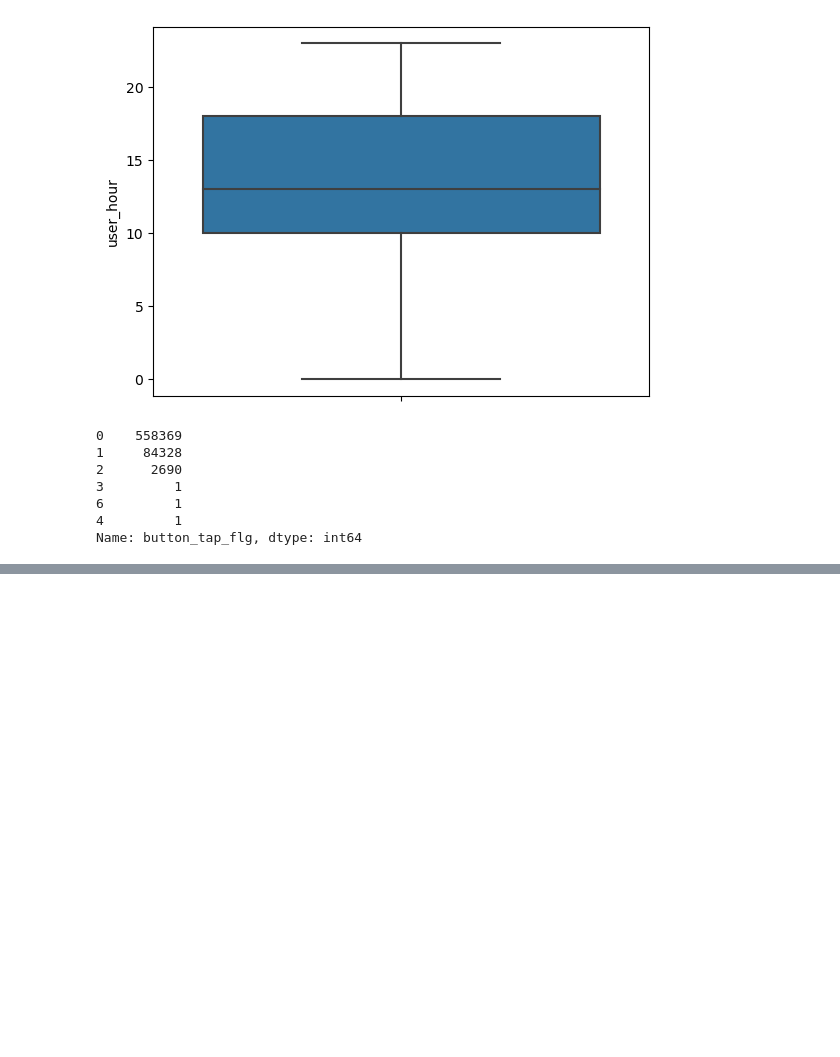
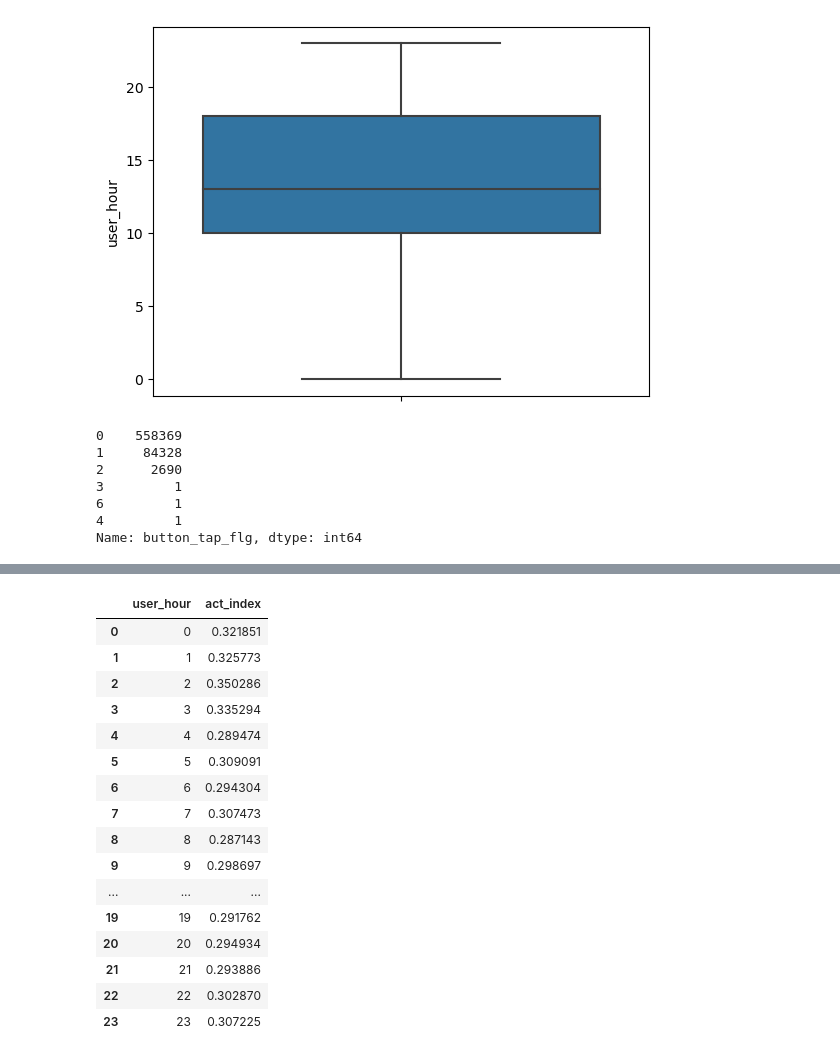
Before and after one commit to VlanAni/DANO-project, a Jupyter notebook: Untitled.ipynb, the cells around one changed output, grey strips where cells are left out. Saved outputs shown, nothing was run; the diff lists cells and outputs as text; code cells hidden in the pictures; blank space fills up the shorter version.

```diff
--- a/Untitled.ipynb
+++ b/Untitled.ipynb
@@ -336,0 +218,22 @@ plt.grid()
+# %%
+#группировка часов по среднему индексу активности
+hour_act = data_new[(data_new.act_index >= 0.2) & (data_new.act_index <= 0.7)].groupby('user_hour', as_index=False).agg({'act_index': 'mean'}).sort_values('user_hour')
+hour_act
+# %% [output]
+|  | user_hour | act_index |
+| 0 | 0 | 0.321851 |
+| 1 | 1 | 0.325773 |
+| 2 | 2 | 0.350286 |
+| 3 | 3 | 0.335294 |
+| 4 | 4 | 0.289474 |
+| 5 | 5 | 0.309091 |
+| 6 | 6 | 0.294304 |
+| 7 | 7 | 0.307473 |
+| 8 | 8 | 0.287143 |
+| 9 | 9 | 0.298697 |
+| ... | ... | ... |
+| 19 | 19 | 0.291762 |
+| 20 | 20 | 0.294934 |
+| 21 | 21 | 0.293886 |
+| 22 | 22 | 0.302870 |
+| 23 | 23 | 0.307225 |
```
Also changed, not shown: parts of 20 cells of this notebook.
